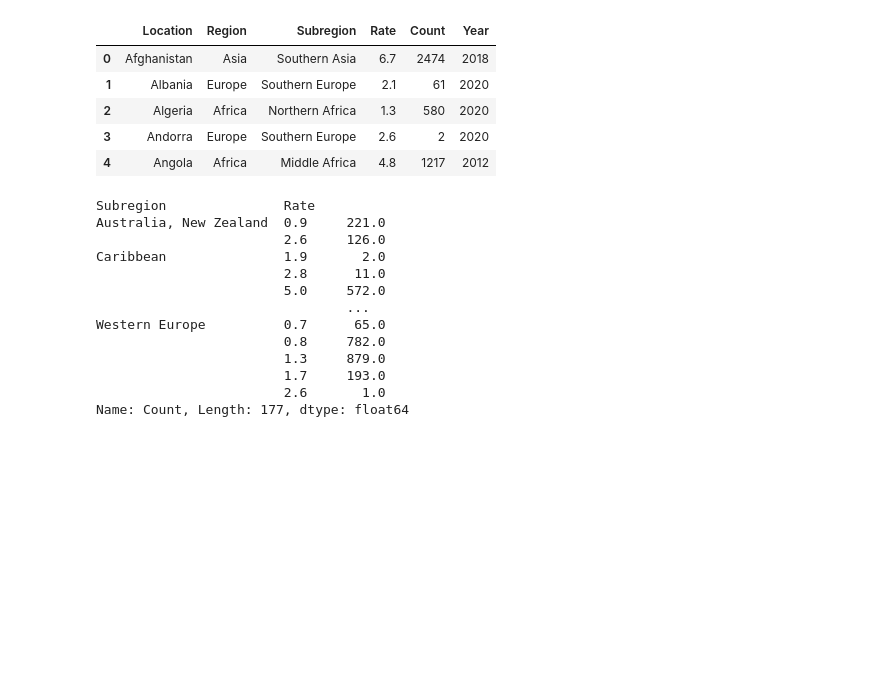
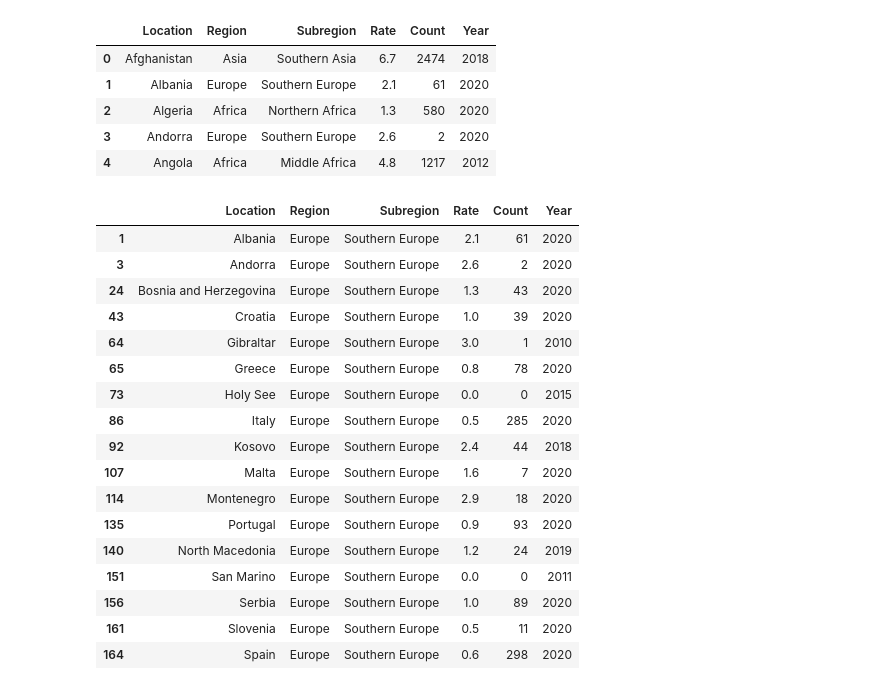
Before and after one commit to aminase/python-data-analysis, a Jupyter notebook: home.ipynb, the cells around one changed output. Drawn from its saved outputs; the diff is of its cells as text; code cells hidden in the pictures; blank space fills up the shorter version.

```diff
--- a/home.ipynb
+++ b/home.ipynb
@@ -373,20 +373,26 @@ df.head()
 | 3 | Andorra | Europe | Southern Europe | 2.6 | 2 | 2020 |
 | 4 | Angola | Africa | Middle Africa | 4.8 | 1217 | 2012 |
 # %%
-df6 = df.groupby(["Subregion","Rate"])["Count"].mean()
+df6 = df[df["Subregion"] == "Southern Europe"]
+#df6 = df.groupby(["Region#","Rate"])["Count"].mean()
 df6
 # %% [output]
-Subregion               Rate
-Australia, New Zealand  0.9     221.0
-                        2.6     126.0
-Caribbean               1.9       2.0
-                        2.8      11.0
-                        5.0     572.0
-                                ...
-Western Europe          0.7      65.0
-                        0.8     782.0
-                        1.3     879.0
-                        1.7     193.0
-                        2.6       1.0
-Name: Count, Length: 177, dtype: float64
+|  | Location | Region | Subregion | Rate | Count | Year |
+| 1 | Albania | Europe | Southern Europe | 2.1 | 61 | 2020 |
+| 3 | Andorra | Europe | Southern Europe | 2.6 | 2 | 2020 |
+| 24 | Bosnia and Herzegovina | Europe | Southern Europe | 1.3 | 43 | 2020 |
+| 43 | Croatia | Europe | Southern Europe | 1.0 | 39 | 2020 |
+| 64 | Gibraltar | Europe | Southern Europe | 3.0 | 1 | 2010 |
+| 65 | Greece | Europe | Southern Europe | 0.8 | 78 | 2020 |
+| 73 | Holy See | Europe | Southern Europe | 0.0 | 0 | 2015 |
+| 86 | Italy | Europe | Southern Europe | 0.5 | 285 | 2020 |
+| 92 | Kosovo | Europe | Southern Europe | 2.4 | 44 | 2018 |
+| 107 | Malta | Europe | Southern Europe | 1.6 | 7 | 2020 |
+| 114 | Montenegro | Europe | Southern Europe | 2.9 | 18 | 2020 |
+| 135 | Portugal | Europe | Southern Europe | 0.9 | 93 | 2020 |
+| 140 | North Macedonia | Europe | Southern Europe | 1.2 | 24 | 2019 |
+| 151 | San Marino | Europe | Southern Europe | 0.0 | 0 | 2011 |
+| 156 | Serbia | Europe | Southern Europe | 1.0 | 89 | 2020 |
+| 161 | Slovenia | Europe | Southern Europe | 0.5 | 11 | 2020 |
+| 164 | Spain | Europe | Southern Europe | 0.6 | 298 | 2020 |
 # %%
```
Also changed, not shown: parts of 5 cells of this notebook.
